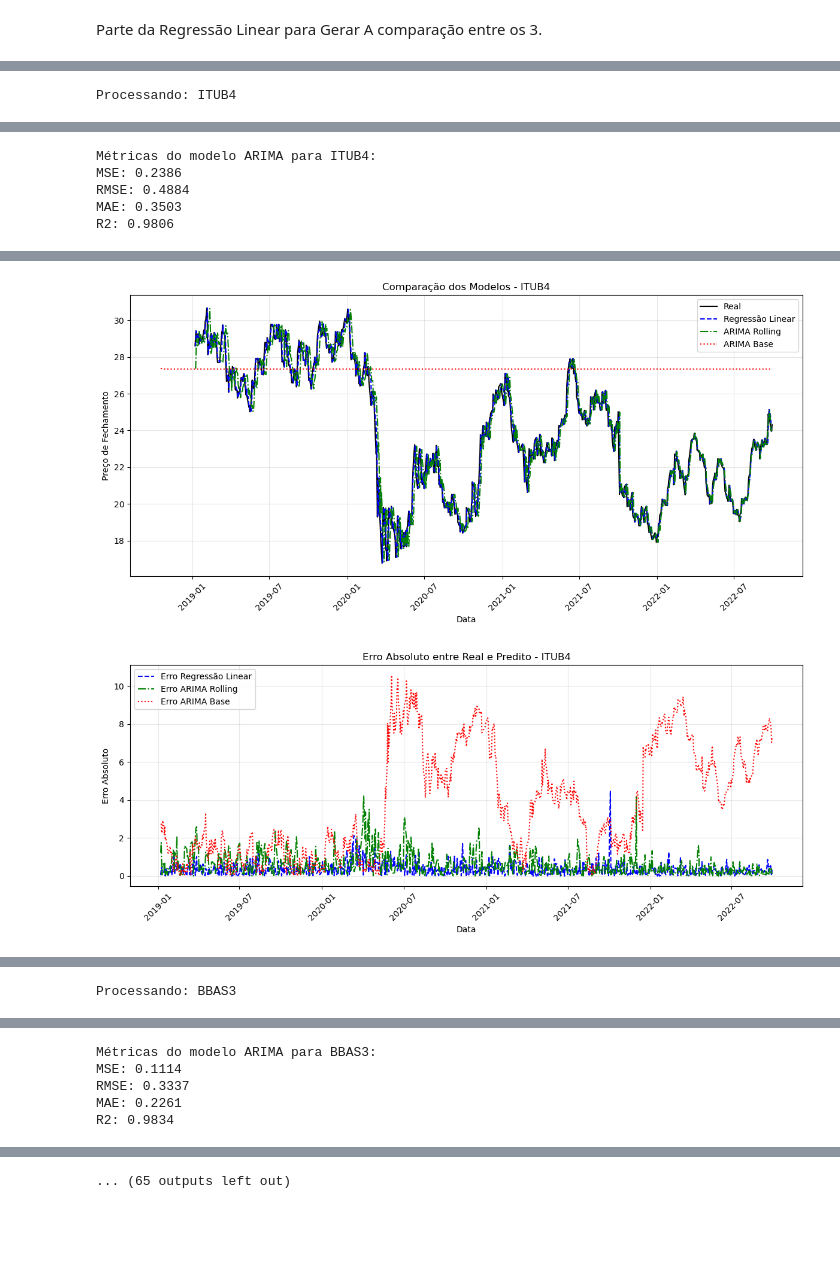
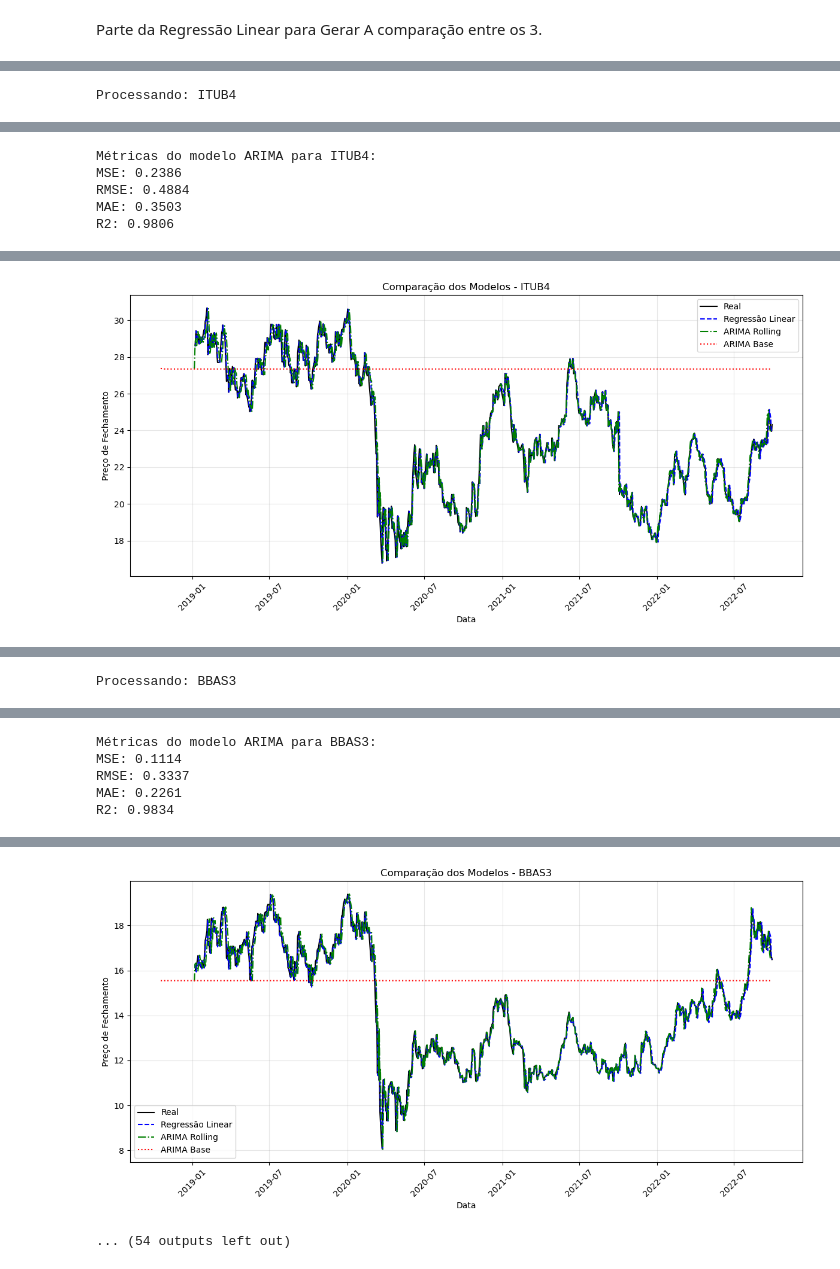
Before and after one commit to diogobrasil/analises-tcc-cripto, a Jupyter notebook: main/notebooks/arima_analysis/arima_analysis.ipynb, the cells around one changed output, grey strips where cells are left out. Saved outputs shown, nothing was run; the diff lists cells and outputs as text; code cells hidden in the pictures; blank space fills up the shorter version.

```diff
--- a/main/notebooks/arima_analysis/arima_analysis.ipynb
+++ b/main/notebooks/arima_analysis/arima_analysis.ipynb
@@ -298,6 +277,7 @@ import matplotlib.pyplot as plt
 from main.classes.neural_networks.training.train_linear_regression import train_and_evaluate as train_lr
 from main.classes.neural_networks.training.train_arima import train_and_evaluate_arima
 from sklearn.metrics import mean_squared_error, mean_absolute_error
+
 # Lista de ações analisadas
 acoes = ['ITUB4', 'BBAS3', 'CYRE3', 'TEND3' ,'DIRR3', 'ELET3', 'EQTL3', 'CMIG4', 'PETR3', 'VALE3', 'BRAP3']
 
@@ -327,7 +307,7 @@ for acao in acoes:
     start_idx_lr = df.index.get_indexer([pd.to_datetime(split_date)], method='bfill')[0] + window
     dates_lr = df.index[start_idx_lr : start_idx_lr + len(y_pred_lr)]
     y_test_recalculated_lr = serie.loc[dates_lr]
-    # ---------- ARIMA Rolling ----------
+       # ---------- ARIMA Rolling ----------
     rolling = True
     try:
         arima_model, metrics, predictions = train_and_evaluate_arima(
@@ -348,6 +328,8 @@ for acao in acoes:
         end=dates_lr[-1],
         periods=len(y_pred_arima_rolling)
     )
+    # Desloca 1 dia para a esquerda
+    dates_arima_rolling -= pd.Timedelta(days=3)
 
     y_true_arima_rolling = serie_completa.iloc[-len(y_pred_arima_rolling):]
     # Alinhar previsões com as datas corretas
@@ -386,53 +368,4 @@ for acao in acoes:
     plt.grid(True, alpha=0.3)
     plt.tight_layout()
     plt.show()
-    # 2º plot
-    # ---------- Erro absoluto (Real - Predito) ----------
-
-    # Recalcula as datas comprimidas do ARIMA Rolling
-    dates_arima_rolling = pd.date_range(
-        start=dates_lr[0],
-        end=dates_lr[-1],
-        periods=len(y_pred_arima_rolling)
-    )
-
-    # Interpola os valores reais da série original para bater com as novas datas
-    serie_real = df[acao].dropna()
-    serie_real_interp = pd.Series(
-        np.interp(
-            pd.to_numeric(dates_arima_rolling),
-            pd.to_numeric(serie_real.index),
-            serie_real.values
-        ),
-        index=dates_arima_rolling
-    )
-
-    # Calcula erros absolutos
-    erro_lr = np.abs(y_test_recalculated_lr - y_pred_lr)
-    erro_arima_rolling = np.abs(serie_real_interp.values - y_pred_arima_rolling)
-    erro_arima_base = np.abs(y_test_recalculated_base - y_pred_arima_base)
-
-    # Redefine eixo de datas comum
-    dates_common = dates_lr[:min(len(erro_lr), len(erro_arima_rolling), len(erro_arima_base))]
-
-    # Truncamento
-    erro_lr = erro_lr[:len(dates_common)]
-    erro_arima_rolling = erro_arima_rolling[:len(dates_common)]
-    erro_arima_base = erro_arima_base[:len(dates_common)]
-
-    # ---------- Plot dos erros absolutos ----------
-    plt.figure(figsize=(12, 5))
-    plt.plot(dates_common, erro_lr, label="Erro Regressão Linear", linestyle="--", color="blue")
-    plt.plot(dates_common, erro_arima_rolling, label="Erro ARIMA Rolling", linestyle="-.", color="green")
-    plt.plot(dates_common, erro_arima_base, label="Erro ARIMA Base", linestyle=":", color="red")
-
-    plt.title(f"Erro Absoluto entre Real e Predito - {acao}")
-    plt.xlabel("Data")
-    plt.ylabel("Erro Absoluto")
-    plt.xticks(rotation=45)
-    plt.legend()
-    plt.grid(True, alpha=0.3)
-
-    plt.tight_layout()
-    plt.show()
 # %% [output]
@@ -478,2 +411 @@ Métricas no conjunto de teste:
-[figure, old version]
+[figure, new version]
-[figure, old version]
@@ -519 +451,2 @@ Métricas no conjunto de teste:
+[figure, new version]
-... (65 outputs left out)
+... (54 outputs left out)
```
Also changed, not shown: parts of 13 cells of this notebook, 4 other files.
